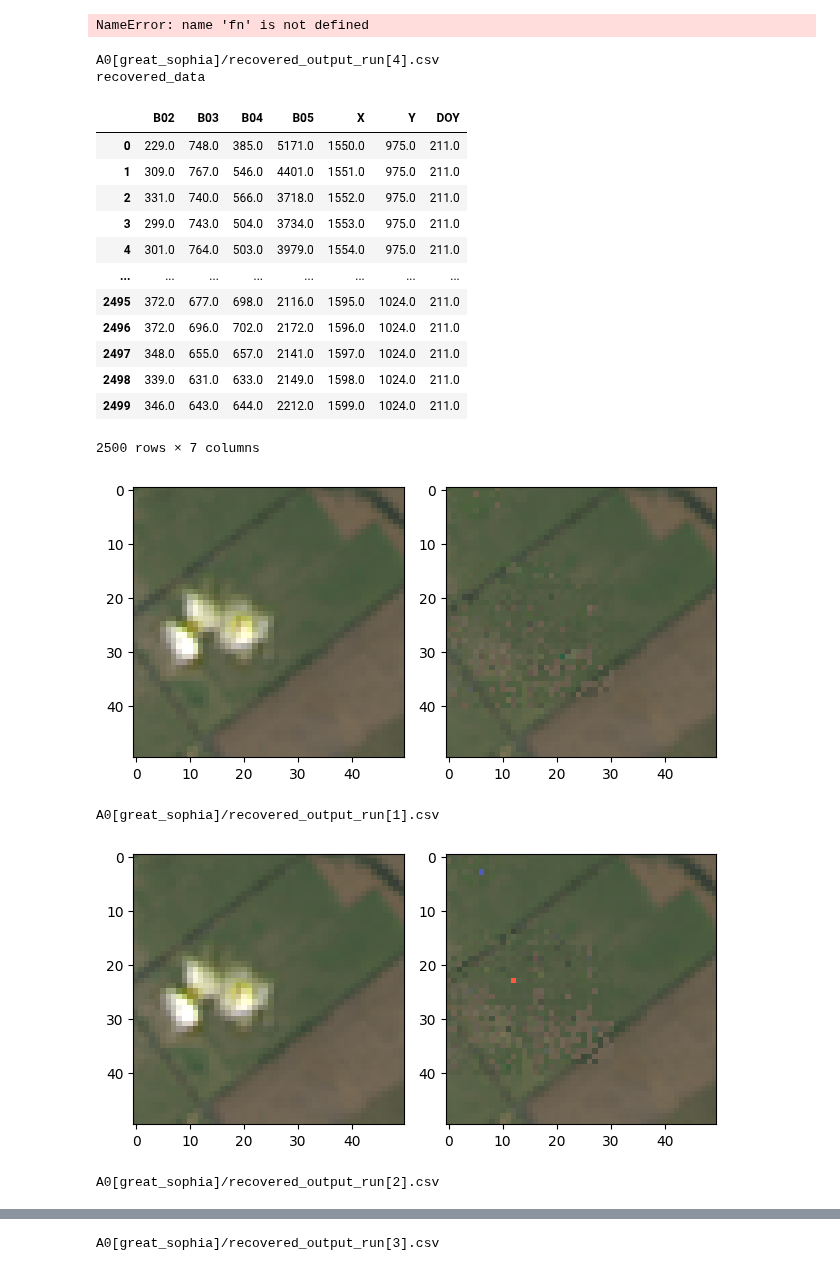
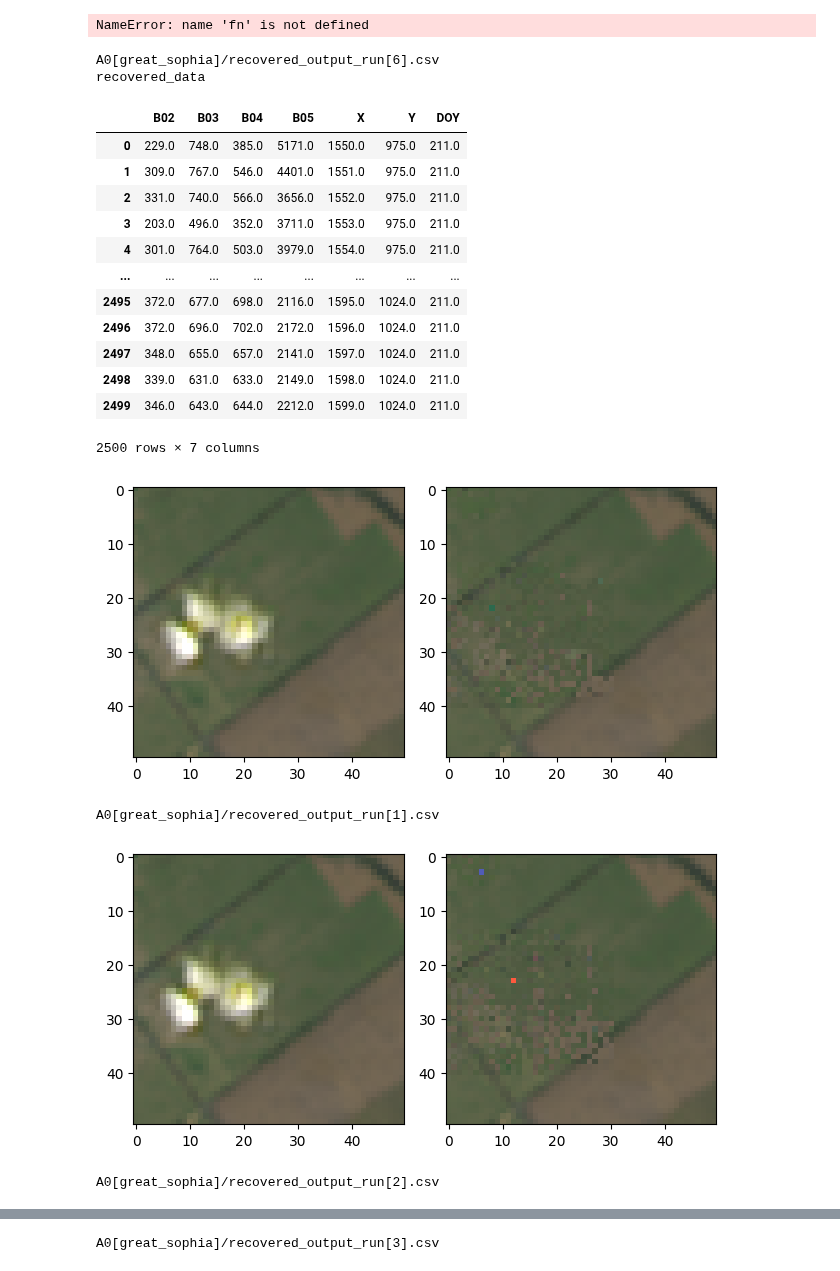
Before and after one commit to koyacolab/aispace, a Jupyter notebook: ainf.ipynb, the cells around one changed output, grey strips where cells are left out. Cells and saved outputs as stored; diff of their text form; code cells hidden in the pictures.

```diff
--- a/ainf.ipynb
+++ b/ainf.ipynb
@@ -533,44 +533,44 @@ fn
 fn
 # %%
 
-i_run=4
+i_run=6
 
 # imputed_file = f'{experiment_dir}/imputed_output_run[{i_run}].csv'
 # imputed_data = hls_data._read_imputed(imputed_file)
 
 imputed_file = f'{experiment_dir}/recovered_output_run[{i_run}].csv'
 recovered_data = hls_data._read_recovered(imputed_file)
 
 # display(imputed_data)
 print('recovered_data')
 display(recovered_data)
 
 hls_data._set_inference_recovered()
 hls_data._inference_imshow()
 
 
 # fn
 experiment_dir = 'A0[optim_sophia]'
 experiment_dir = 'A0[great_sophia]'
 imputed_file = f'{experiment_dir}/recovered_output_run[{i_run}].csv'
-for i_run in range(1,5):
+for i_run in range(1,7):
   imputed_file = f'{experiment_dir}/recovered_output_run[{i_run}].csv'
   recovered_data = hls_data._read_recovered(imputed_file)
 
   hls_data._set_inference_recovered()
   hls_data._inference_imshow()
 # display(recovered_data)
 # recovered_data = pd.read_csv(imputed_file)
 
 # display(recovered_data)
 # %% [output]
-A0[great_sophia]/recovered_output_run[4].csv
+A0[great_sophia]/recovered_output_run[6].csv
 recovered_data
 |  | B02 | B03 | B04 | B05 | X | Y | DOY |
 | 0 | 229.0 | 748.0 | 385.0 | 5171.0 | 1550.0 | 975.0 | 211.0 |
 | 1 | 309.0 | 767.0 | 546.0 | 4401.0 | 1551.0 | 975.0 | 211.0 |
-| 2 | 331.0 | 740.0 | 566.0 | 3718.0 | 1552.0 | 975.0 | 211.0 |
-| 3 | 299.0 | 743.0 | 504.0 | 3734.0 | 1553.0 | 975.0 | 211.0 |
+| 2 | 331.0 | 740.0 | 566.0 | 3656.0 | 1552.0 | 975.0 | 211.0 |
+| 3 | 203.0 | 496.0 | 352.0 | 3711.0 | 1553.0 | 975.0 | 211.0 |
 | 4 | 301.0 | 764.0 | 503.0 | 3979.0 | 1554.0 | 975.0 | 211.0 |
 | ... | ... | ... | ... | ... | ... | ... | ... |
 | 2495 | 372.0 | 677.0 | 698.0 | 2116.0 | 1595.0 | 1024.0 | 211.0 |
```
Also changed, not shown: parts of 2 cells of this notebook, 2 other files.
